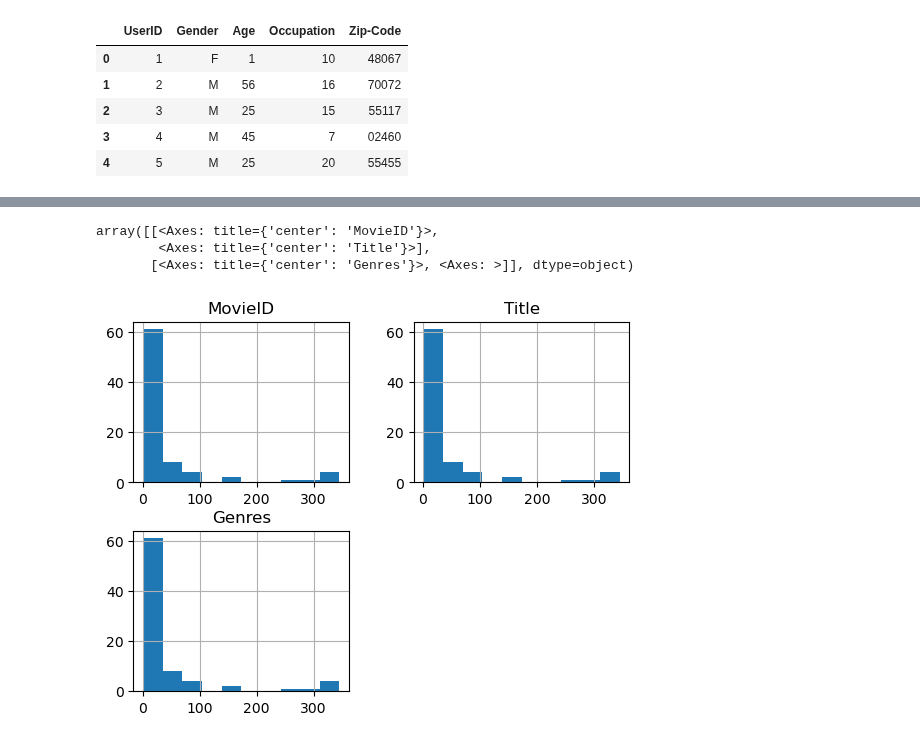
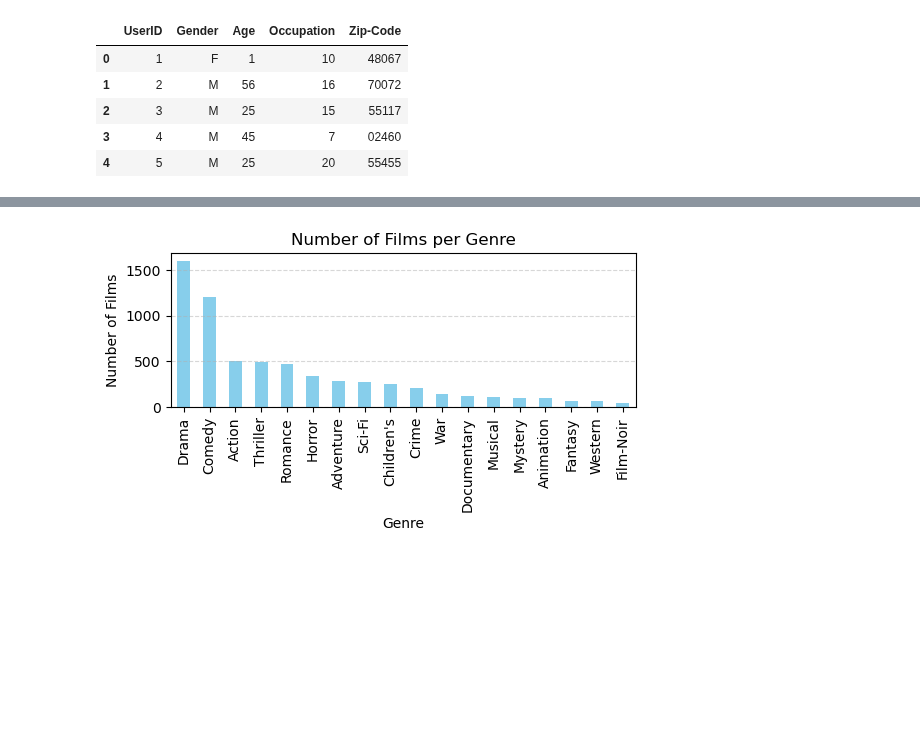
Before and after one commit to starovit/ucu-recsys-movielens, a Jupyter notebook: experiments/1_eda/eda.ipynb, the cells around one changed output, grey strips where cells are left out. Cells and saved outputs as stored; diff of their text form; code cells hidden in the pictures; blank space fills up the shorter version.

```diff
--- a/experiments/1_eda/eda.ipynb
+++ b/experiments/1_eda/eda.ipynb
@@ -91,5 +106 @@ df_movies.head()
-# %%
-df_movies["Genres"] = df_movies["Genres"].apply(lambda x: x.split('|'))
-df_movies["Year"] = df_movies["Title"].apply(lambda x: re.search(r'\((\d{4})\)', x)[1])
-df_movies["Title"] = df_movies["Title"].apply(lambda x: re.sub(r'\s*\(\d{4}\)\s*$', '', x))
 # %%
@@ -110,7 +118,13 @@ Name: Year, Length: 3883, dtype: object
-# %%
-df_movies.groupby("Year").count().hist()
-# %% [output]
-array([[<Axes: title={'center': 'MovieID'}>,
-        <Axes: title={'center': 'Title'}>],
-       [<Axes: title={'center': 'Genres'}>, <Axes: >]], dtype=object)
-[figure, removed]
+# %%
+genre_counts = df_movies.explode('Genres')["Genres"].value_counts()
+
+plt.figure(figsize=(6, 2))
+genre_counts.plot(kind='bar', color='skyblue')
+plt.title('Number of Films per Genre')
+plt.xlabel('Genre')
+plt.ylabel('Number of Films')
+plt.xticks(rotation=90)
+plt.grid(True, axis='y', linestyle='--', alpha=0.5)
+plt.show()
+# %% [output]
+[figure, added]
```
Also changed, not shown: parts of 9 cells of this notebook.
